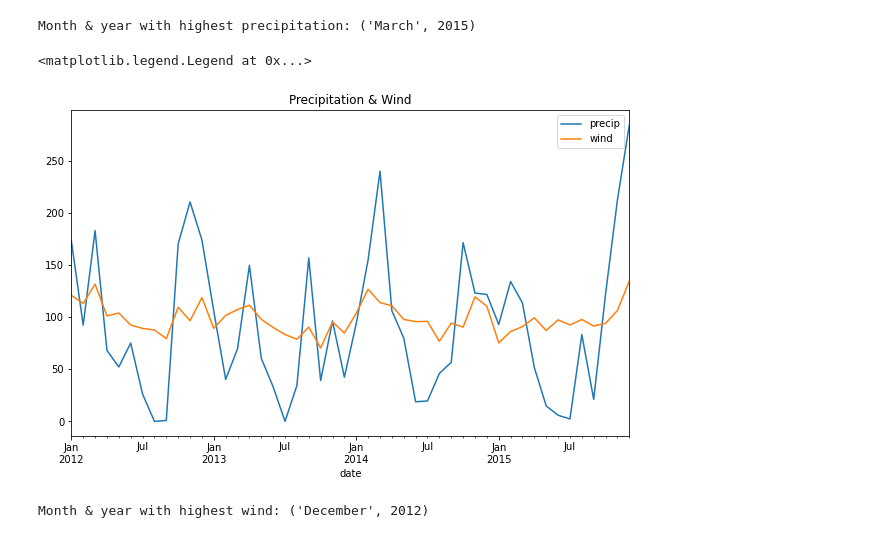
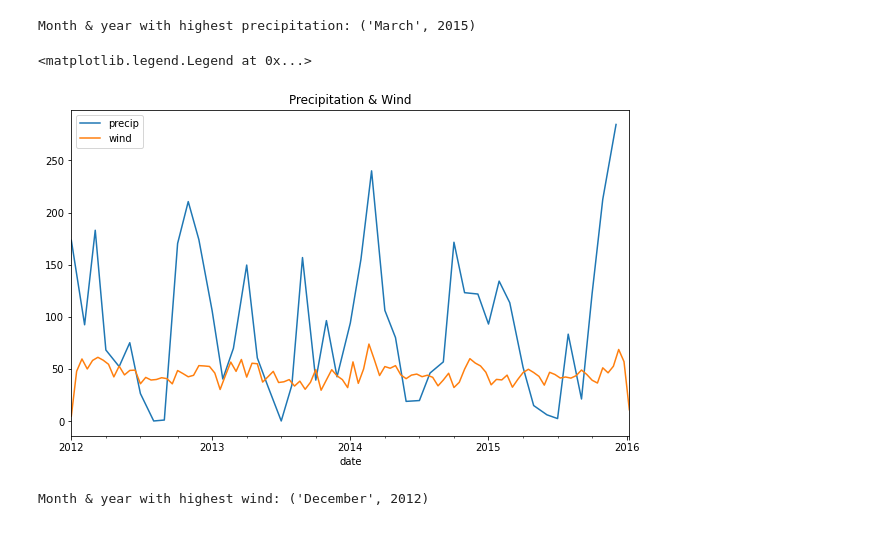
Before and after one commit to tarrencen/time-series-exercises, a Jupyter notebook: working-with-time-series.ipynb, the cells around one changed output. Drawn from its saved outputs; the diff is of its cells as text; code cells hidden in the pictures.

```diff
--- a/working-with-time-series.ipynb
+++ b/working-with-time-series.ipynb
@@ -221,20 +236,20 @@ Month & year with highest precipitation: ('March', 2015)
 # %%
 plt.figure(figsize=(10,6))
 
 #plt.subplot(121)
 seattle_wx.resample('M').precip.sum().plot()
 #plt.xlabel('Months')
 #plt.ylabel('Amount')
 #plt.title('Precipitation')
 #plt.subplot(122)
-seattle_wx.resample('M').wind.sum().plot()
+seattle_wx.resample('2w').wind.sum().plot()
 #plt.xlabel('Month')
 #plt.ylabel('Wind amount')
 plt.title('Precipitation & Wind')
 plt.legend()
 # %% [output]
 <matplotlib.legend.Legend at 0x...>
-[figure, old version]
+[figure, new version]
 # %%
 high_wind_month = seattle_wx.resample('M').wind.max().idxmax().month_name()
 high_wind_month_yr = seattle_wx.resample('M').wind.max().idxmax().year
```
Also changed, not shown: parts of 14 cells of this notebook, 1 other file.
